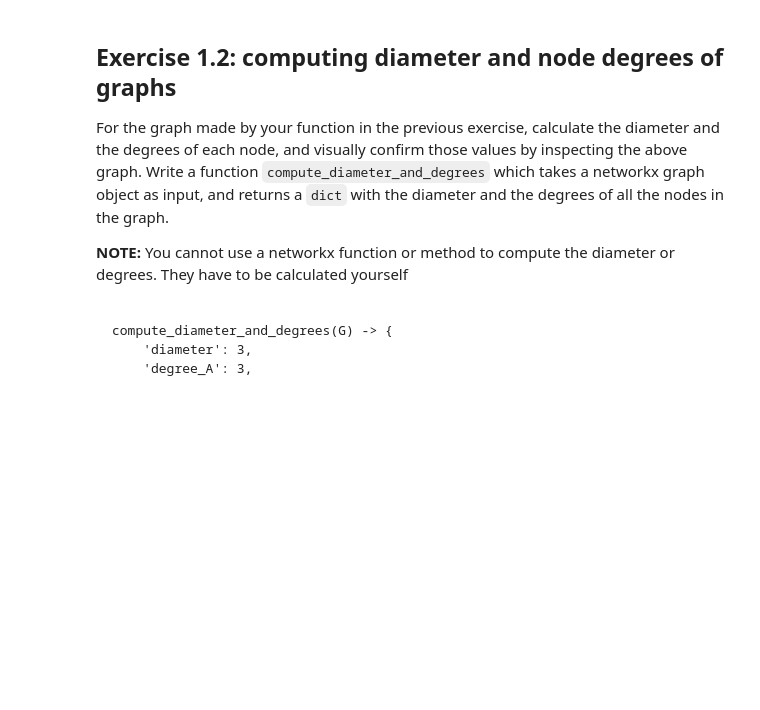
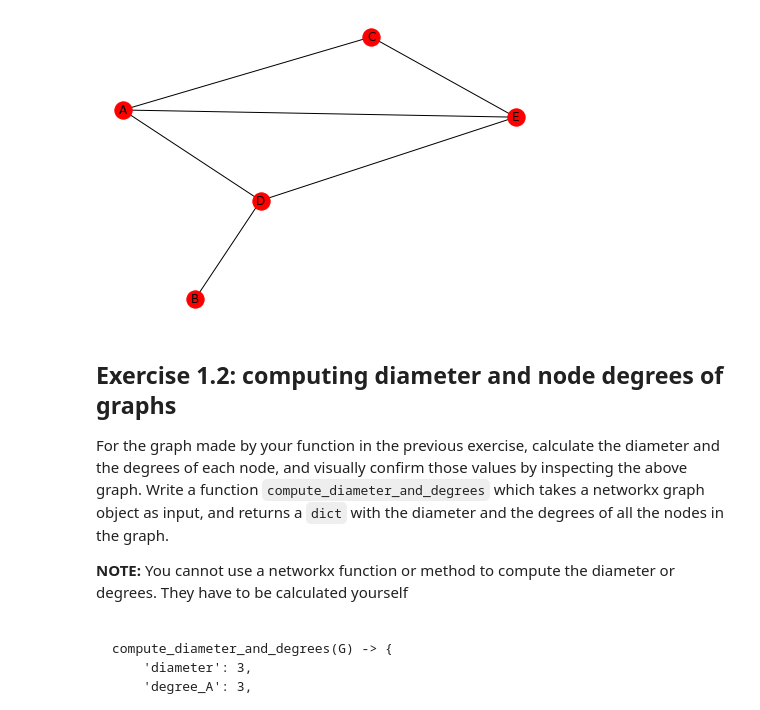
Before and after one commit to cb-ds-1/m1-11-networks, a Jupyter notebook: Workshop Graphs.ipynb, the cells around one changed output. Cells and saved outputs as stored; diff of their text form; code cells hidden in the pictures; blank space fills up the shorter version.

```diff
--- a/Workshop Graphs.ipynb
+++ b/Workshop Graphs.ipynb
@@ -4,6 +4,17 @@
 Write a function called make_simple_graph that returns the graph object that represents the following diagram:
 
 ![](exercise2.png)
+# %%
+import networkx as nx
+
+def make_simple_graph(nodes):
+    G=nx.Graph(nodes)
+    nx.draw(G,with_labels=True, node_color='red')
+
+nodes = [('B','D'),('A','C'),('C','E'),('D','E'),('D','A'),('A','E')]
+make_simple_graph(nodes)
+# %% [output]
+[figure, added]
 # %% [markdown]
 ## Exercise 1.2: computing diameter and node degrees of graphs
 
```
Also changed, not shown: parts of 4 cells of this notebook, 1 other file.
